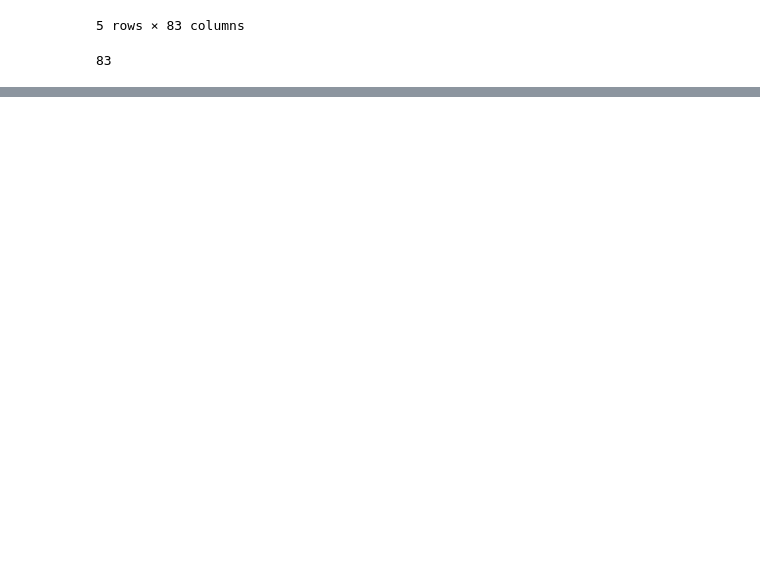
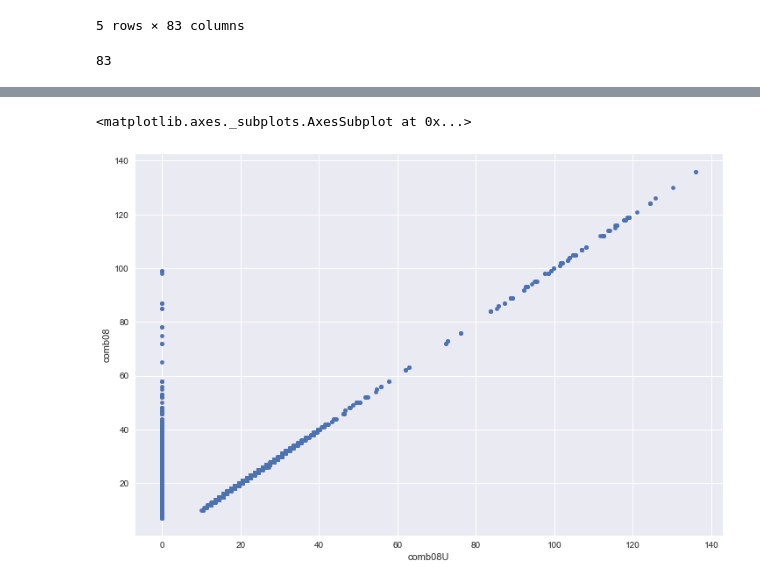
Before and after one commit to zarthur/CSCC-Analytics, a Jupyter notebook: 03-Exploration.ipynb, the cells around one changed output, grey strips where cells are left out. Drawn from its saved outputs; the diff is of its cells as text; code cells hidden in the pictures; blank space fills up the shorter version.

```diff
--- a/03-Exploration.ipynb
+++ b/03-Exploration.ipynb
@@ -353,0 +234,6 @@ sns.pairplot(gym_data.sample(frac=0.01))
+# %%
+# difference between comb08U and comb08
+epa_subset.plot.scatter(x="comb08U", y="comb08")
+# %% [output]
+<matplotlib.axes._subplots.AxesSubplot at 0x...>
+[figure, added]
```
Also changed, not shown: parts of 88 cells of this notebook, 5 other files.
